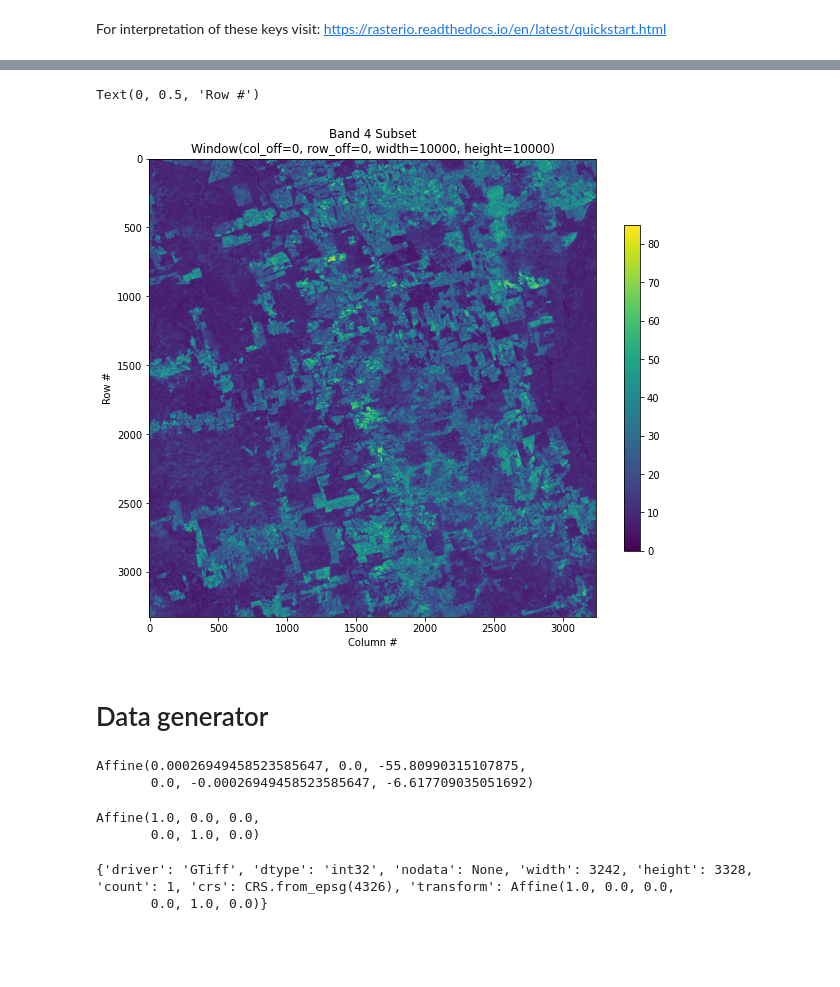
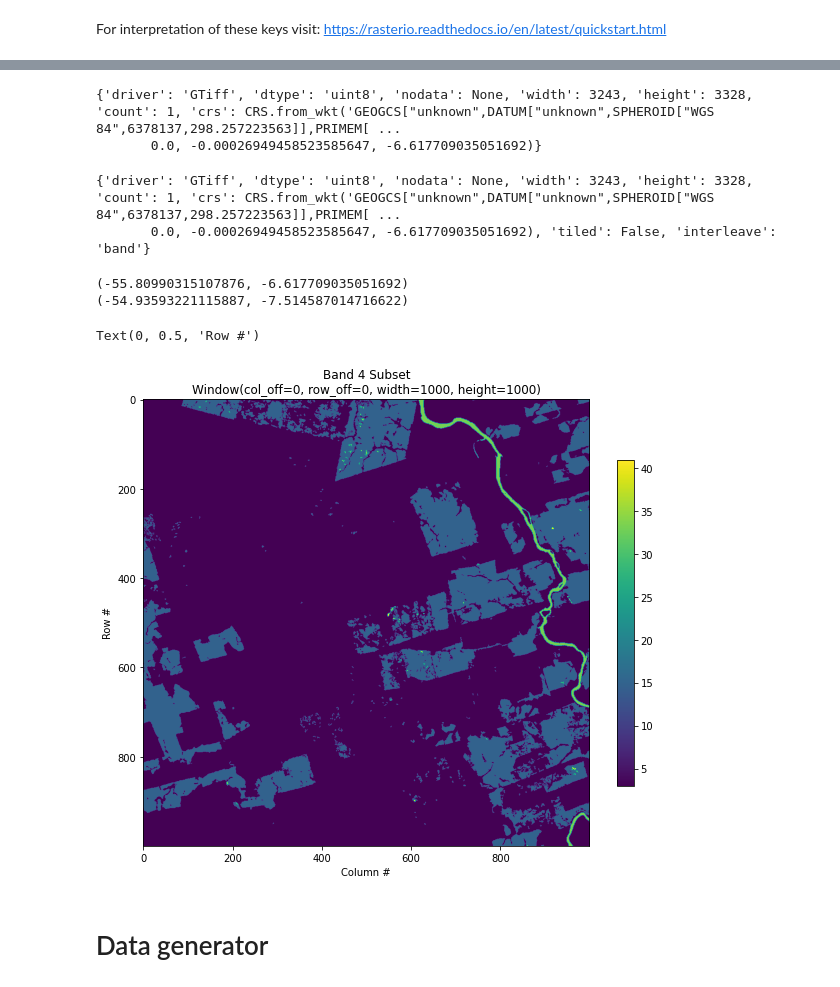
Before and after one commit to dodigpaula/honors-year1, a Jupyter notebook: MapBiomas.ipynb, the cells around one changed output, grey strips where cells are left out. Cells and saved outputs as stored; diff of their text form; code cells hidden in the pictures; blank space fills up the shorter version.

Commit message:
clipping the label

```diff
--- a/MapBiomas.ipynb
+++ b/MapBiomas.ipynb
@@ -52 +53,7 @@ image_path1 = "/content/drive/MyDrive/Honors/MapBiomas/MAPBIOMAS-EXPORT/mosaic-2
+# %%
+#MapBiomas label
+label_path = "/content/drive/MyDrive/Honors/MapBiomas/COLECAO_5_DOWNLOADS_COLECOES_ANUAL_AMAZONIA_AMAZONIA-2019.tif"
+
+#a portion of the original satellite image
+image_path = "/content/drive/MyDrive/Honors/MapBiomas/MAPBIOMAS-EXPORT/input.tif"
 # %%
@@ -76,0 +112,7 @@ image.meta
+# %%
+#copy the metadata that needs to be modified after the clipping
+out_meta = label.meta.copy()
+print(out_meta)
+# %% [output]
+{'driver': 'GTiff', 'dtype': 'uint8', 'nodata': None, 'width': 3243, 'height': 3328, 'count': 1, 'crs': CRS.from_wkt('GEOGCS["unknown",DATUM["unknown",SPHEROID["WGS 84",6378137,298.257223563]],PRIMEM[ ...
+       0.0, -0.00026949458523585647, -6.617709035051692)}
@@ -77,29 +131,32 @@ image.meta
+# %%
+with rasterio.open(label_path) as label:
+    print(label.profile)
+# %% [output]
+{'driver': 'GTiff', 'dtype': 'uint8', 'nodata': None, 'width': 3243, 'height': 3328, 'count': 1, 'crs': CRS.from_wkt('GEOGCS["unknown",DATUM["unknown",SPHEROID["WGS 84",6378137,298.257223563]],PRIMEM[ ...
+       0.0, -0.00026949458523585647, -6.617709035051692), 'tiled': False, 'interleave': 'band'}
+# %%
+#check if the coordinates are the same as with the image
+print(label.transform * (0, 0))
+print(label.transform * (label.width, label.height))
+# %% [output]
+(-55.80990315107876, -6.617709035051692)
+(-54.93593221115887, -7.514587014716622)
 # %%
-#visualize part of the image
+#visualize part of the map
 
-window = rasterio.windows.Window(0, 0, 10000, 10000)
+window = rasterio.windows.Window(0, 0, 1000, 1000)
 
-with rasterio.open(image_path) as src:
+with rasterio.open(label_path) as src:
     subset = src.read(1, window=window)
 
 plt.figure(figsize=(10,12))
 plt.imshow(subset)
 plt.colorbar(shrink=0.5)
 plt.title(f'Band 4 Subset\n{window}')
 plt.xlabel('Column #')
 plt.ylabel('Row #')
 # %% [output]
 Text(0, 0.5, 'Row #')
-[figure, old version]
+[figure, new version]
 # %% [markdown]
 # Data generator
-# %%
-image.transform
-# %% [output]
-Affine(0.00026949458523585647, 0.0, -55.80990315107875,
-       0.0, -0.00026949458523585647, -6.617709035051692)
-# %%
-label.transform
-# %% [output]
-Affine(1.0, 0.0, 0.0,
-       0.0, 1.0, 0.0)
@@ -109,17 +162,0 @@ transform = rasterio.Affine(transform[0],transform[1],transform[2],transform[3],
-# %%
-kwargs = {
-    'crs': {'init': 'epsg:4326'},
-    'affine': Affine(0.00026949458523585647, 0.0, -55.80990315107875,
-       0.0, -0.00026949458523585647, -6.617709035051692),
-    'count': 1,
-    'dtype': rasterio.int32,
-    'driver': 'GTiff',
-    'width': 3242,
-    'height': 3328,
-    'nodata': None
-}
-with rasterio.open(label_path, **kwargs) as out:
-    print(out.meta)
-# %% [output]
-{'driver': 'GTiff', 'dtype': 'int32', 'nodata': None, 'width': 3242, 'height': 3328, 'count': 1, 'crs': CRS.from_epsg(4326), 'transform': Affine(1.0, 0.0, 0.0,
-       0.0, 1.0, 0.0)}
```
Also changed, not shown: parts of 26 cells of this notebook.
